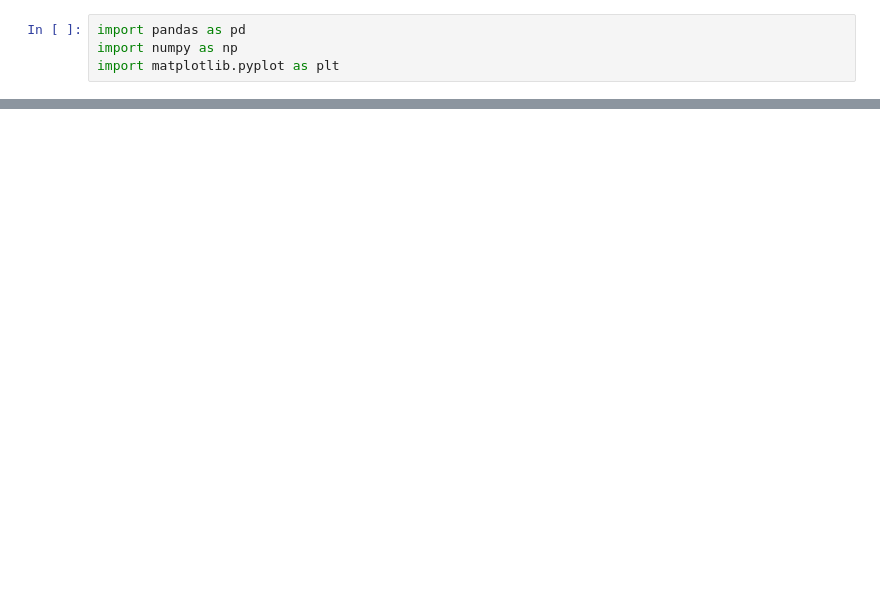
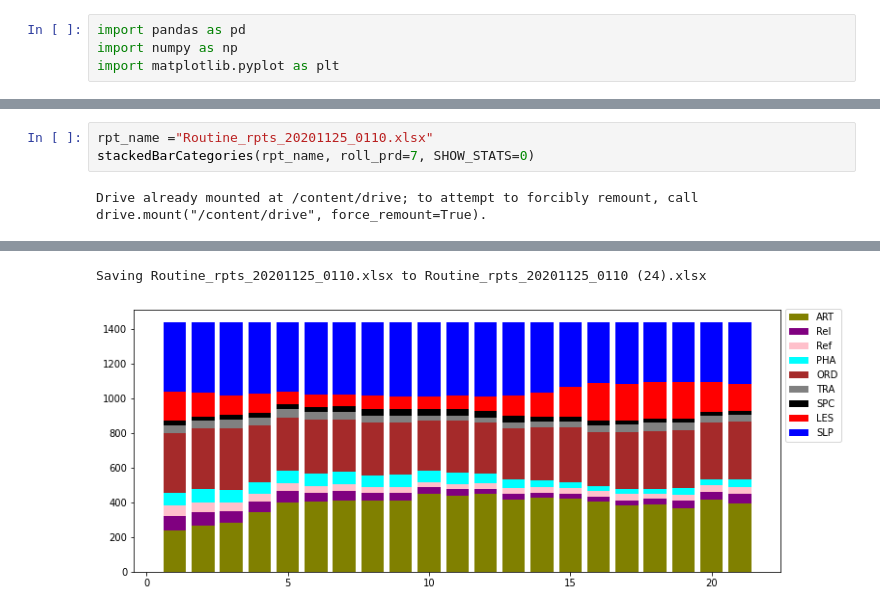
Before and after one commit to son50git/Routine-with-Python, a Jupyter notebook: StackedBar_v8.ipynb, the cells around one changed output, grey strips where cells are left out. Cells and saved outputs as stored; diff of their text form; blank space fills up the shorter version.

```diff
--- a/StackedBar_v8.ipynb
+++ b/StackedBar_v8.ipynb
@@ -97,0 +74,5 @@ See the caveats in the documentation: https://pandas.pydata.org/pandas-docs/stab
+# %%
+rpt_name ="Routine_rpts_20201125_0110.xlsx"
+stackedBarCategories(rpt_name, roll_prd=7, SHOW_STATS=0)
+# %% [output]
+Drive already mounted at /content/drive; to attempt to forcibly remount, call drive.mount("/content/drive", force_remount=True).
@@ -97,0 +80,2 @@ See the caveats in the documentation: https://pandas.pydata.org/pandas-docs/stab
+Saving Routine_rpts_20201125_0110.xlsx to Routine_rpts_20201125_0110 (24).xlsx
+[figure, added]
```
Also changed, not shown: parts of 4 cells of this notebook.
